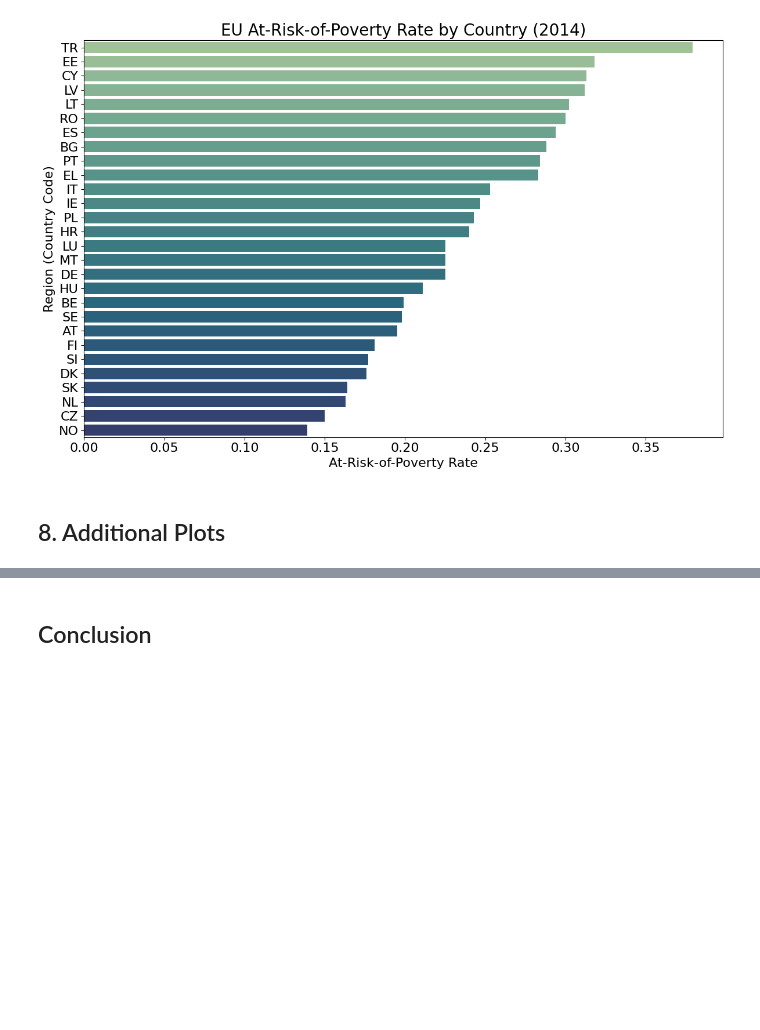
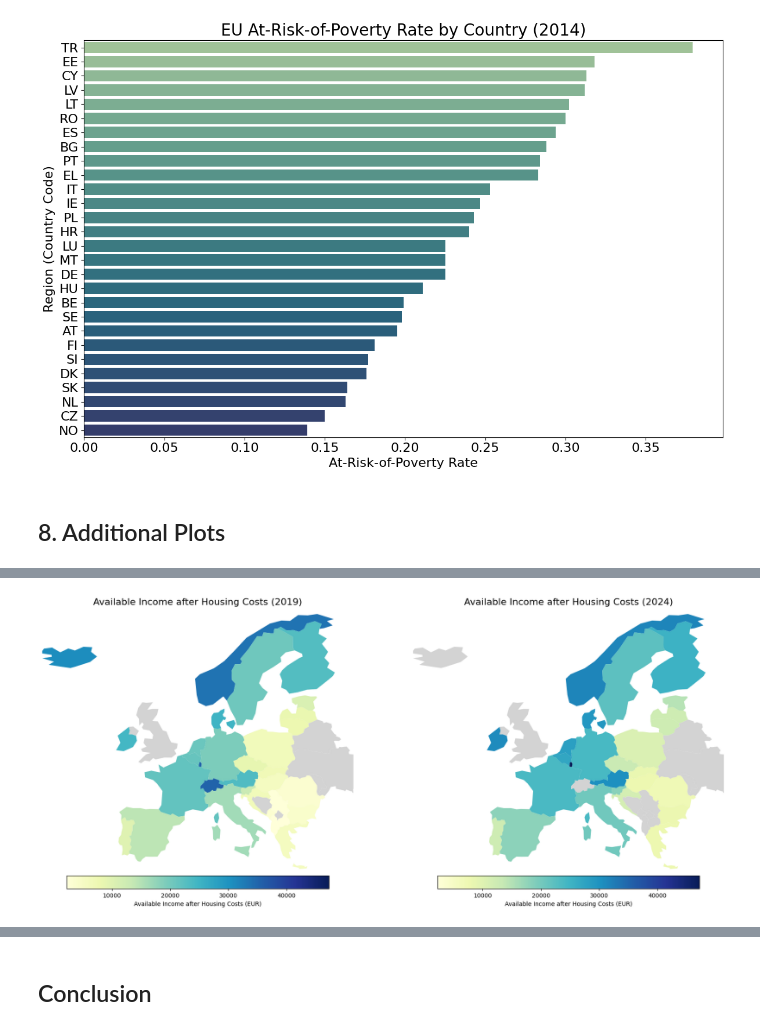
Before and after one commit to tinasophie15/CMSS_Project_Group_15, a Jupyter notebook: src/cmss_group_15.ipynb, the cells around one changed output, grey strips where cells are left out. Cells and saved outputs as stored; diff of their text form; code cells hidden in the pictures; blank space fills up the shorter version.

Commit message:
Merge Dataset insights with model simulation - Added markdown cells to missing plots - Added function description to helper functions

```diff
--- a/src/cmss_group_15.ipynb
+++ b/src/cmss_group_15.ipynb
@@ -186,7 +188,7 @@ In the following cells, we prepare the preprocessing in terms of defining releva
 # %%
 relevant_years = [str(year) for year in range(2014, 2025)]
 relevant_columns = ["geo"] + relevant_years
-non_eu_entities = ['EU27_2020', 'EA20']
+non_eu_entities = ['EU27_2020', 'EA20', 'EA18', 'EA19', 'EU27_2007', 'EU28','TR']
 # %%
 def do_preprocessing_steps(df: pd.DataFrame, filter_options: dict[str, str], convert_percentage: bool) -> pd.DataFrame:
     df = df.rename(columns={"geo\\TIME_PERIOD": "geo"})
@@ -912,0 +1008,8 @@ Marina's Plots
+# %%
+
+def get_data_for_year(df_long: pd.DataFrame, year: int) -> pd.DataFrame:
+    df = df_long.copy()
+    df = df[
+        (df["year"] == year)
+    ]
+    return df
@@ -912,0 +1035,5 @@ Marina's Plots
+# %%
+def merge_income_and_cost(income_df: pd.DataFrame, cost_df: pd.DataFrame) -> pd.DataFrame:
+    df = income_df.merge(cost_df[["iso_a3", "cost_share"]], on="iso_a3", how="left")
+    df["available_income"] = df["value"] * (1 - df["cost_share"] / 100)
+    return df
@@ -912,0 +1113,42 @@ Marina's Plots
+# %%
+df_income_1 = merge_income_and_cost(get_data_for_year(df_income_long, 2019), get_data_for_year(df_costs_long, 2019))
+df_income_2 = merge_income_and_cost(get_data_for_year(df_income_long, 2024), get_data_for_year(df_costs_long, 2024))
+
+
+combined_values = pd.concat([df_income_1["available_income"], df_income_2["available_income"]])
+vmin = combined_values.min()
+vmax = combined_values.max()
+
+
+map_1 = europe.merge(df_income_1, left_on="ADM0_A3", right_on="iso_a3", how="left")
+map_2 = europe.merge(df_income_2, left_on="ADM0_A3", right_on="iso_a3", how="left")
+
+fig, axes = plt.subplots(1, 2, figsize=(18, 8))
+
+for ax, map_df, year in zip(axes, [map_1, map_2], [2019, 2024]):
+    map_df.plot(
+        column="available_income",
+        ax=ax,
+        vmin=vmin,
+        vmax=vmax,
+        cmap="YlGnBu",
+        legend=True,
+        missing_kwds={"color": "lightgrey", "label": "No data"},
+        legend_kwds={
+            "label": "Available Income after Housing Costs (EUR)",
+            "orientation": "horizontal",
+            "shrink": 0.7,
+            "pad": 0,
+            "aspect": 20
+        }
+    )
+    ax.set_xlim(-24, 35)
+    ax.set_ylim(34, 72)
+    ax.set_title(f"Available Income after Housing Costs ({year})", fontsize=16)
+    ax.axis("off")
+
+plt.tight_layout()
+plt.savefig("available_income_2019_2024.png", dpi=300, bbox_inches="tight")
+plt.show()
+# %% [output]
+[figure, added]
```
Also changed, not shown: parts of 56 cells of this notebook, 36 other files.
